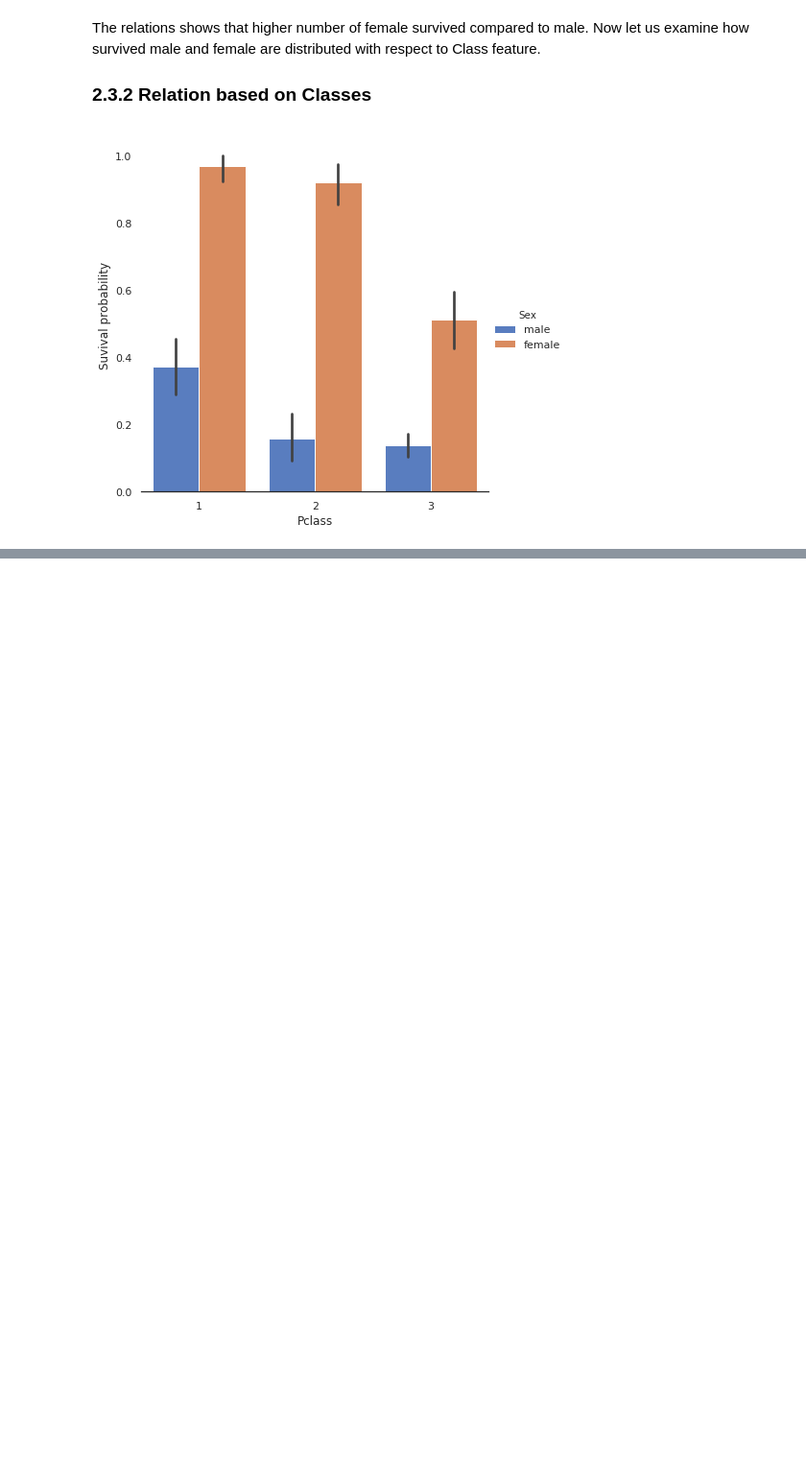
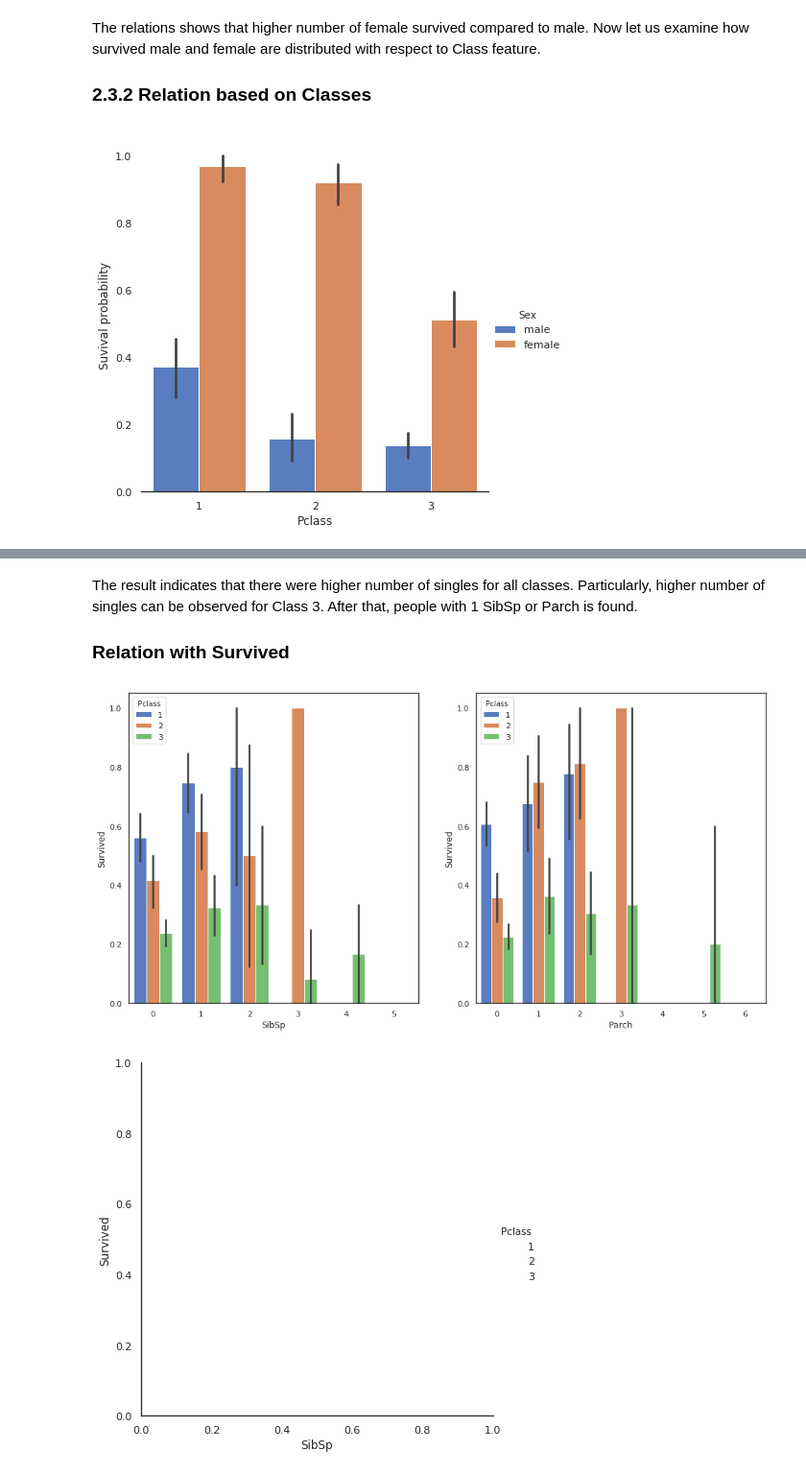
Before and after one commit to ansumsingh/Machine-learning-and-data-science, a Jupyter notebook: titanic/titanicAnalysis.ipynb, the cells around one changed output, grey strips where cells are left out. Shown at 96% size. Cells and saved outputs as stored; diff of their text form; code cells hidden in the pictures; blank space fills up the shorter version.

```diff
--- a/titanic/titanicAnalysis.ipynb
+++ b/titanic/titanicAnalysis.ipynb
@@ -254,0 +292,20 @@ On the other hand, around 40% of the male from the upper class survived from the
+# %% [markdown]
+The result indicates that there were higher number of singles for all classes. Particularly, higher number of singles can be observed for Class 3. After that, people with 1 SibSp or Parch is found.
+
+### Relation with Survived
+# %%
+fig= plt.figure(1,figsize=(16,8))
+ax=fig.add_subplot(121)
+# SinSp vs survival
+g = sns.factorplot(x="SibSp",y="Survived",hue="Pclass",data=train_set,kind="bar", size = 6 ,
+palette = "muted",ax=ax)
+
+# Parch vs survival
+ax=fig.add_subplot(122)
+g = sns.factorplot(x="Parch",y="Survived",hue="Pclass",data=train_set,kind="bar", size = 6 ,
+palette = "muted",ax=ax)
+
+plt.show()
+# %% [output]
+[figure, added]
+[figure, added]
```
Also changed, not shown: parts of 28 cells of this notebook.
